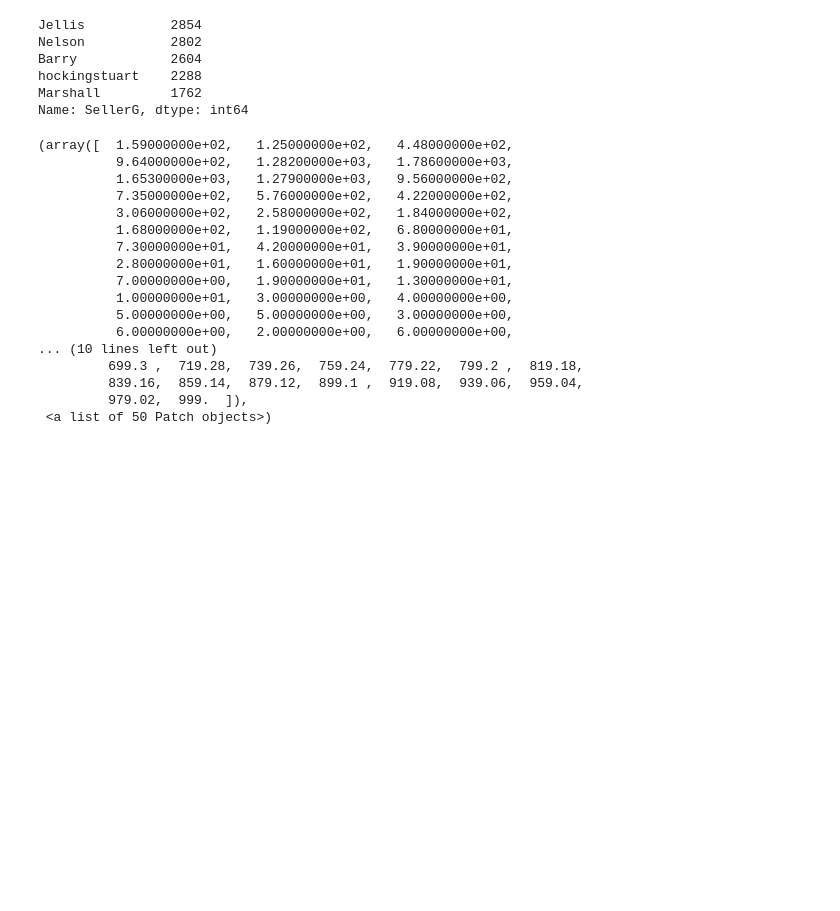
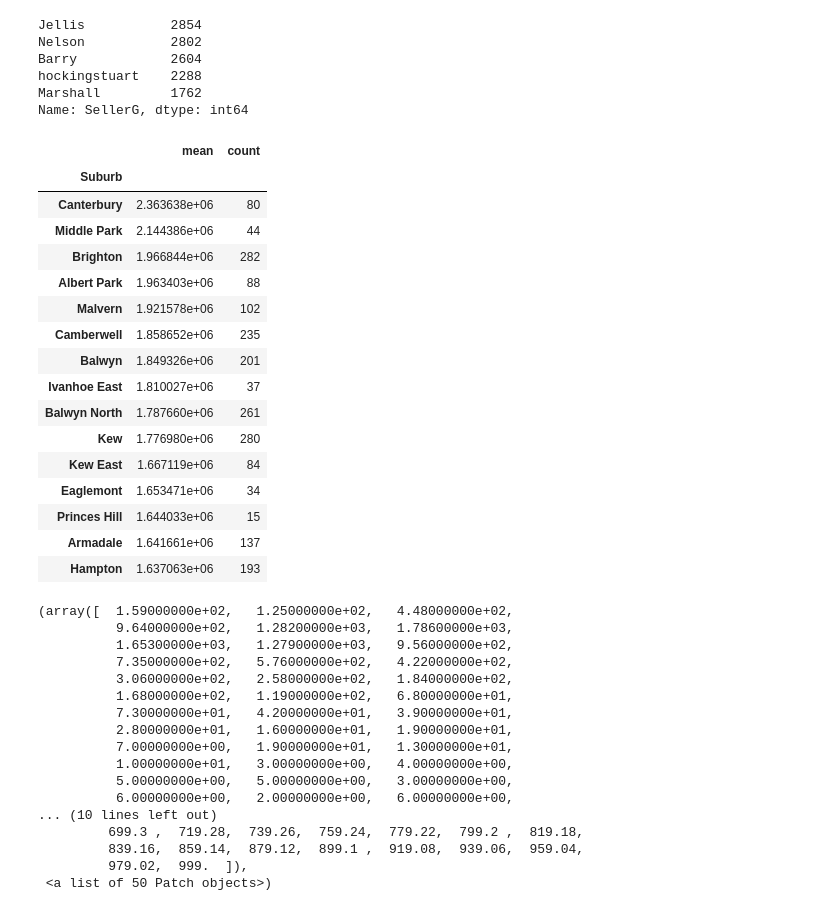
Before and after one commit to DavideSelvaggio/Melbourne-Housing-Market, a Jupyter notebook: Melbourne_housing_data.ipynb, the cells around one changed output. Saved outputs shown, nothing was run; the diff lists cells and outputs as text; code cells hidden in the pictures; blank space fills up the shorter version.

```diff
--- a/Melbourne_housing_data.ipynb
+++ b/Melbourne_housing_data.ipynb
@@ -127,6 +127,26 @@ Barry            2604
 hockingstuart    2288
 Marshall         1762
 Name: SellerG, dtype: int64
+# %%
+df['Price'].groupby(df['Suburb']).agg(['mean', 'count']).sort_values(by='mean', ascending=False).head(15)
+# %% [output]
+|  | mean | count |
+| Suburb |  |  |
+| Canterbury | 2.363638e+06 | 80 |
+| Middle Park | 2.144386e+06 | 44 |
+| Brighton | 1.966844e+06 | 282 |
+| Albert Park | 1.963403e+06 | 88 |
+| Malvern | 1.921578e+06 | 102 |
+| Camberwell | 1.858652e+06 | 235 |
+| Balwyn | 1.849326e+06 | 201 |
+| Ivanhoe East | 1.810027e+06 | 37 |
+| Balwyn North | 1.787660e+06 | 261 |
+| Kew | 1.776980e+06 | 280 |
+| Kew East | 1.667119e+06 | 84 |
+| Eaglemont | 1.653471e+06 | 34 |
+| Princes Hill | 1.644033e+06 | 15 |
+| Armadale | 1.641661e+06 | 137 |
+| Hampton | 1.637063e+06 | 193 |
 # %%
 plt.hist(df['BuildingArea'][np.logical_and(df['BuildingArea'].apply(lambda x: not pd.isnull(x)),df['BuildingArea']<1000)],50)
 # %% [output]
```
Also changed, not shown: parts of 6 cells of this notebook.
